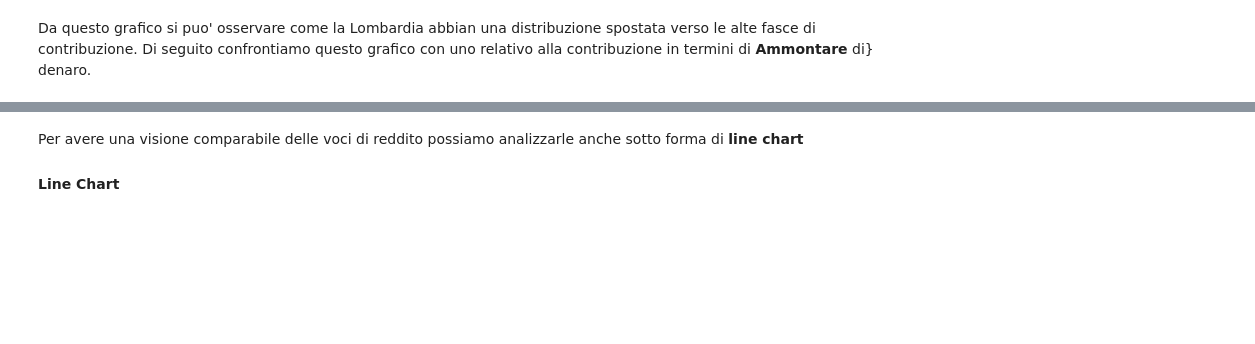
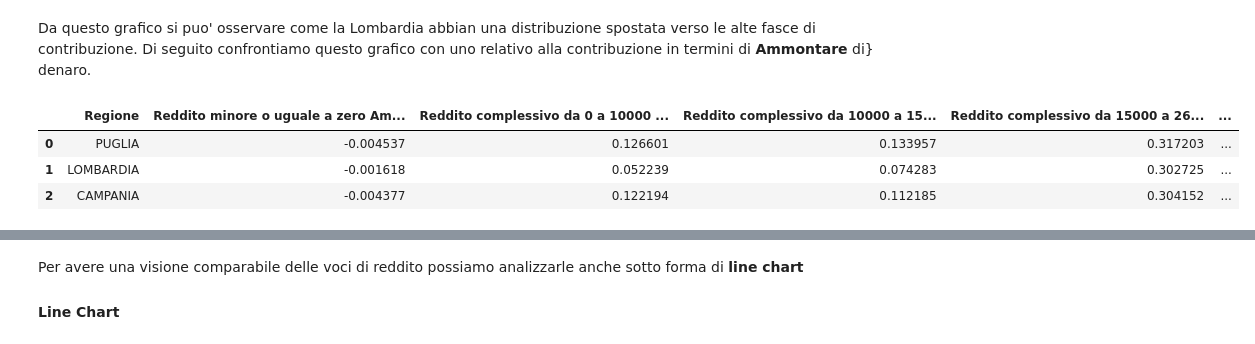
Before and after one commit to teamdigitale/daf-data-science, a Jupyter notebook: opencivitas/analisi riscossione tributi.ipynb, the cells around one changed output, grey strips where cells are left out. Cells and saved outputs as stored; diff of their text form; code cells hidden in the pictures; blank space fills up the shorter version.

```diff
--- a/opencivitas/analisi riscossione tributi.ipynb
+++ b/opencivitas/analisi riscossione tributi.ipynb
@@ -251,11 +332,16 @@ ammontare_fattori = [v for _, v, _ in ammontare_reddito_scaglioni]
 # %%
 ammontare_redditi_percentuale = df_regione_sum.loc[regioni_interesse,ammontare_fattori].reset_index()
 redditi_tot = df_regione_sum.loc[regioni_interesse, ammontare_fattori].sum(axis=1).reset_index()
 
-ammontare_redditi_percentuale[ammontare_fattori]= redditi_interesse[ammontare_fattori].div(
+ammontare_redditi_percentuale[ammontare_fattori]= ammontare_redditi_percentuale[ammontare_fattori].div(
     redditi_tot[0], axis='index'
 )
 ammontare_redditi_percentuale
+# %% [output]
+|  | Regione | Reddito minore o uguale a zero Am... | Reddito complessivo da 0 a 10000 ... | Reddito complessivo da 10000 a 15... | Reddito complessivo da 15000 a 26... | ... |
+| 0 | PUGLIA | -0.004537 | 0.126601 | 0.133957 | 0.317203 | ... |
+| 1 | LOMBARDIA | -0.001618 | 0.052239 | 0.074283 | 0.302725 | ... |
+| 2 | CAMPANIA | -0.004377 | 0.122194 | 0.112185 | 0.304152 | ... |
 # %%
 data_ammontare = []
 for x,y,name in ammontare_reddito_scaglioni:
```
Also changed, not shown: parts of 17 cells of this notebook.
